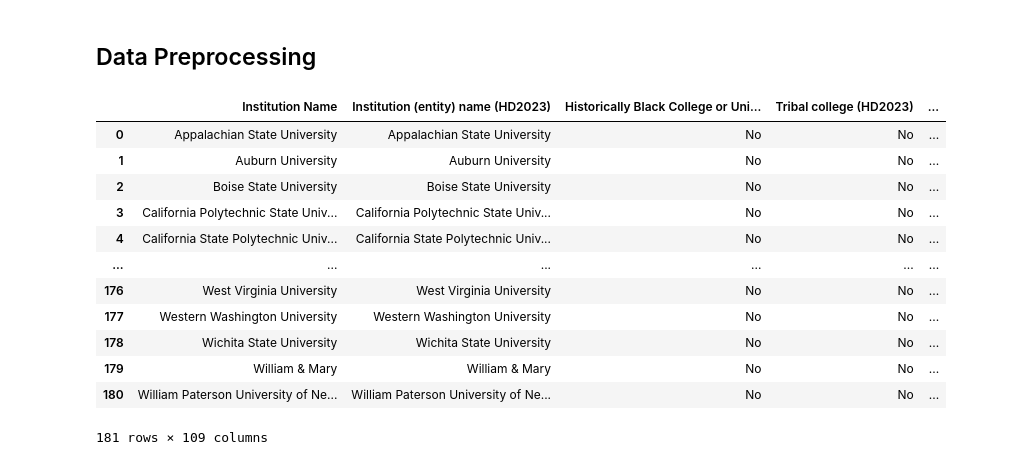
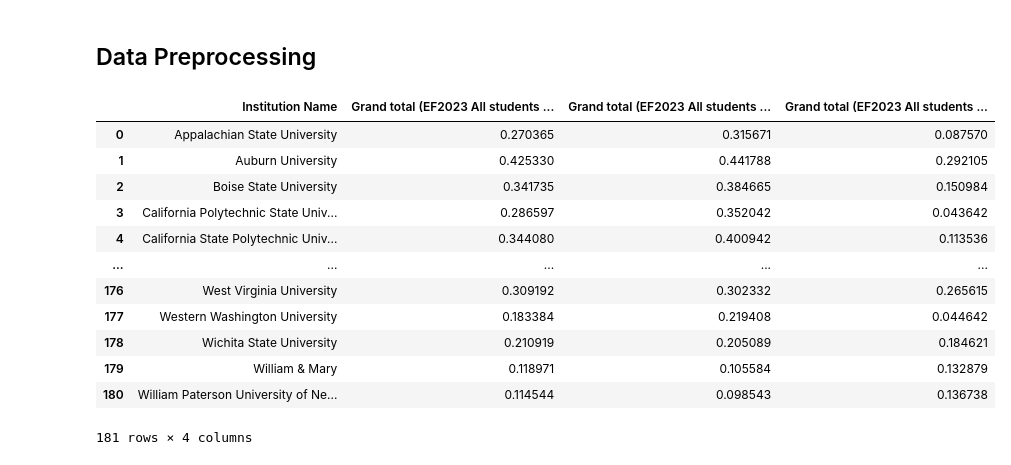
Before and after one commit to curlyLasagna/TU-Analytics-2025, a Jupyter notebook: main.ipynb, the cells around one changed output. Saved outputs shown, nothing was run; the diff lists cells and outputs as text; code cells hidden in the pictures.

Commit message:
start comparison with institutions of similar size

```diff
--- a/main.ipynb
+++ b/main.ipynb
@@ -331,21 +317,21 @@ merged_forbes[merged_forbes["State abbreviation (HD2023)"] == "MD"].sort_values(
 from sklearn.preprocessing import MinMaxScaler
 scaler = MinMaxScaler()
 
-target_col = [col for col in merged_forbes.select_dtypes(include=["number"]).columns if col not in ["Forbes_Ranking", "fuzzy_score"]]
-merged_forbes[target_col] = scaler.fit_transform(merged_forbes[target_col])
+numerical_col = [col for col in merged_forbes.select_dtypes(include=["number"]).columns if col not in ["Forbes_Ranking", "fuzzy_score"]]
+merged_forbes[numerical_col] = scaler.fit_transform(merged_forbes[numerical_col])
 # %%
-merged_forbes
+merged_forbes[column_groups["Population"]]
 # %% [output]
-|  | Institution Name | Institution (entity) name (HD2023) | Historically Black College or Uni... | Tribal college (HD2023) | ... |
-| 0 | Appalachian State University | Appalachian State University | No | No | ... |
-| 1 | Auburn University | Auburn University | No | No | ... |
-| 2 | Boise State University | Boise State University | No | No | ... |
-| 3 | California Polytechnic State Univ... | California Polytechnic State Univ... | No | No | ... |
-| 4 | California State Polytechnic Univ... | California State Polytechnic Univ... | No | No | ... |
-| ... | ... | ... | ... | ... | ... |
-| 176 | West Virginia University | West Virginia University | No | No | ... |
-| 177 | Western Washington University | Western Washington University | No | No | ... |
-| 178 | Wichita State University | Wichita State University | No | No | ... |
-| 179 | William & Mary | William & Mary | No | No | ... |
-| 180 | William Paterson University of Ne... | William Paterson University of Ne... | No | No | ... |
+|  | Institution Name | Grand total (EF2023 All students ... | Grand total (EF2023 All students ... | Grand total (EF2023 All students ... |
+| 0 | Appalachian State University | 0.270365 | 0.315671 | 0.087570 |
+| 1 | Auburn University | 0.425330 | 0.441788 | 0.292105 |
+| 2 | Boise State University | 0.341735 | 0.384665 | 0.150984 |
+| 3 | California Polytechnic State Univ... | 0.286597 | 0.352042 | 0.043642 |
+| 4 | California State Polytechnic Univ... | 0.344080 | 0.400942 | 0.113536 |
+| ... | ... | ... | ... | ... |
+| 176 | West Virginia University | 0.309192 | 0.302332 | 0.265615 |
+| 177 | Western Washington University | 0.183384 | 0.219408 | 0.044642 |
+| 178 | Wichita State University | 0.210919 | 0.205089 | 0.184621 |
+| 179 | William & Mary | 0.118971 | 0.105584 | 0.132879 |
+| 180 | William Paterson University of Ne... | 0.114544 | 0.098543 | 0.136738 |
-181 rows × 109 columns
+181 rows × 4 columns
```
Also changed, not shown: parts of 1 cell of this notebook.
